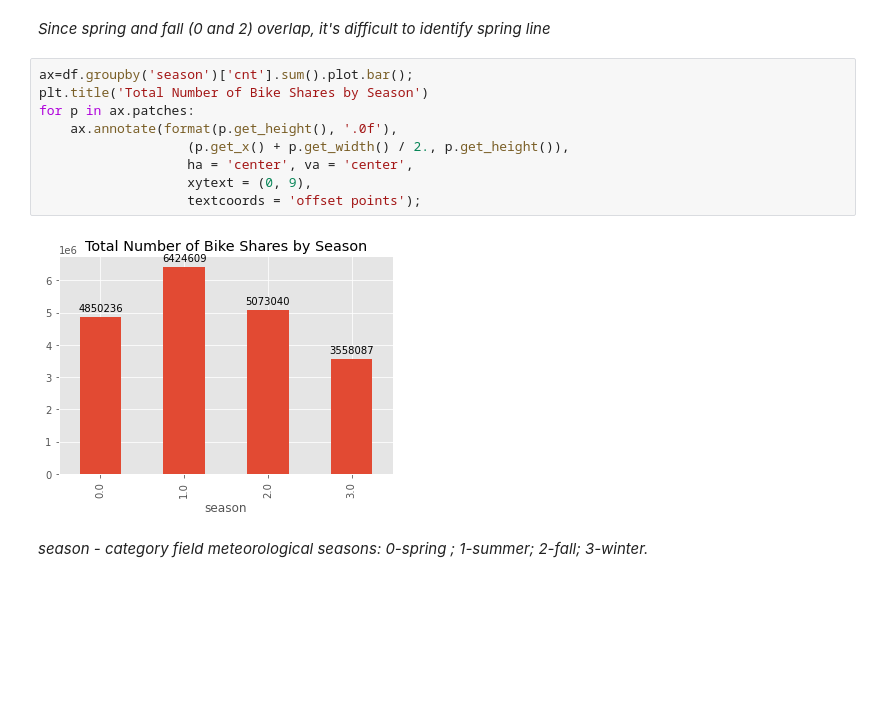
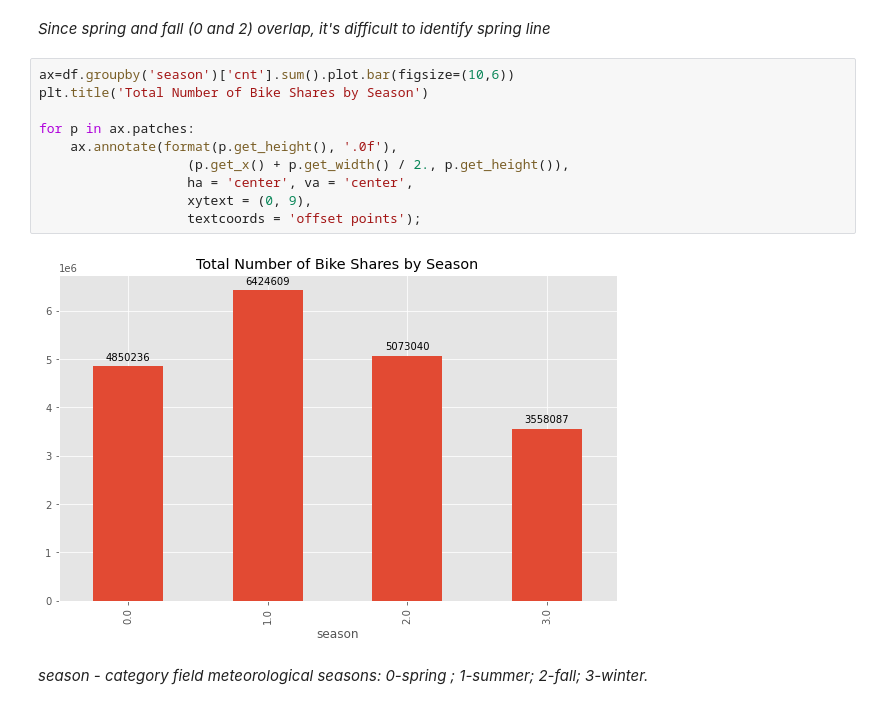
Before and after one commit to smeteo/Data_Science_and_Machine_Learning, a Jupyter notebook: 8._Capstone_Projects/Project_3_Demand_Prediction/Demand_Prediction_Capstone_3.ipynb, the cells around one changed output. Drawn from its saved outputs; the diff is of its cells as text; blank space fills up the shorter version.

```diff
--- a/8._Capstone_Projects/Project_3_Demand_Prediction/Demand_Prediction_Capstone_3.ipynb
+++ b/8._Capstone_Projects/Project_3_Demand_Prediction/Demand_Prediction_Capstone_3.ipynb
@@ -288,16 +277,17 @@ plt.title('Bike Shares by Hours, Seasonal Differences');
 # %% [markdown]
 _Since spring and fall (0 and 2) overlap, it's difficult to identify spring line_
 # %%
-ax=df.groupby('season')['cnt'].sum().plot.bar();
+ax=df.groupby('season')['cnt'].sum().plot.bar(figsize=(10,6))
 plt.title('Total Number of Bike Shares by Season')
+
 for p in ax.patches:
     ax.annotate(format(p.get_height(), '.0f'),
                    (p.get_x() + p.get_width() / 2., p.get_height()),
                    ha = 'center', va = 'center',
                    xytext = (0, 9),
                    textcoords = 'offset points');
 # %% [output]
-[figure, old version]
+[figure, new version]
 # %% [markdown]
 _season - category field meteorological seasons: 0-spring ; 1-summer; 2-fall; 3-winter._
 # %% [markdown]
```
Also changed, not shown: parts of 7 cells of this notebook.
